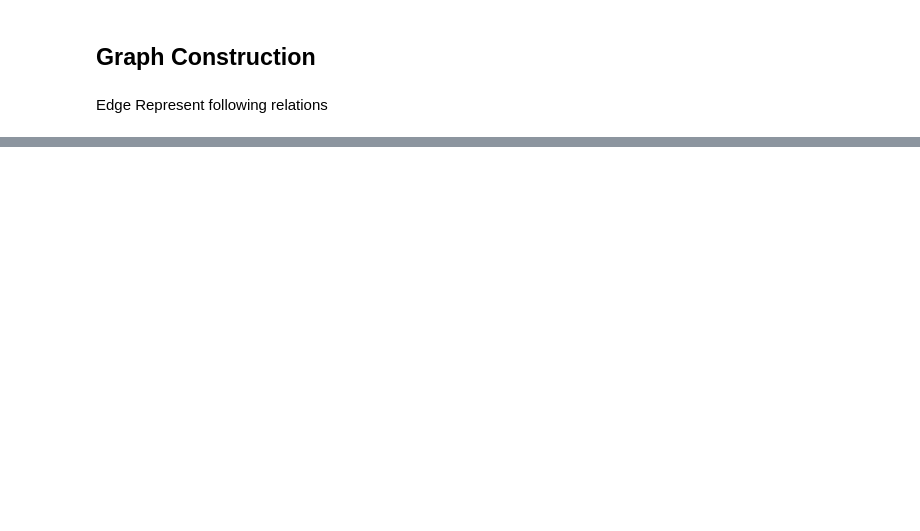
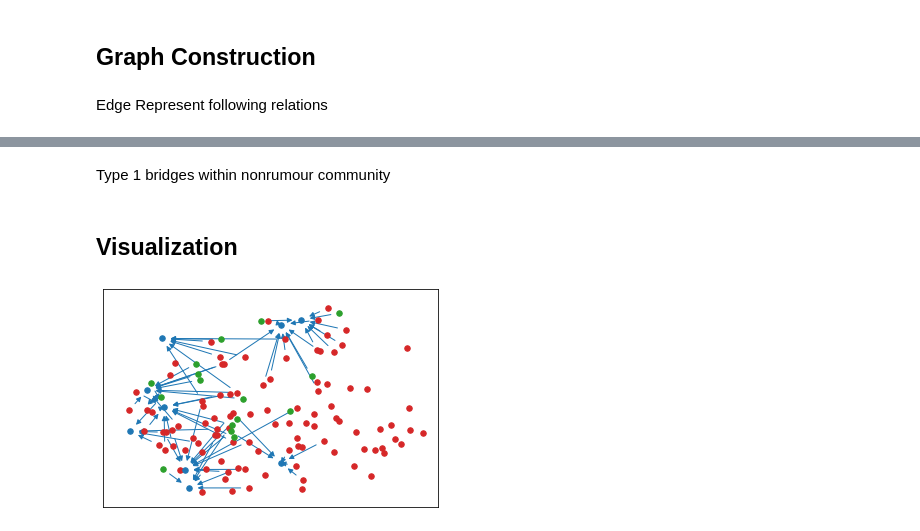
Before and after one commit to YuHung-Chiang/Network-Analysis, a Jupyter notebook: centrality/centrality.ipynb, the cells around one changed output, grey strips where cells are left out. Saved outputs shown, nothing was run; the diff lists cells and outputs as text; code cells hidden in the pictures; blank space fills up the shorter version.

Commit message:
centrality analysis

```diff
--- a/centrality/centrality.ipynb
+++ b/centrality/centrality.ipynb
@@ -106,0 +205,21 @@ plt.show()
+# %%
+rumour_closeness = nx.closeness_centrality(rum_G)
+rum = {}
+bridges = {}
+
+for id in list(rumour_closeness):
+    if id in communities["rumours"] : rum[id]=rumour_closeness[id]
+    elif id in communities["bridges"] : bridges[id]=rumour_closeness[id]
+
+# Sort each list
+rum = dict(sorted(rum.items(), key=lambda item: item[1],reverse=True))
+bridges = dict(sorted(bridges.items(), key=lambda item: item[1],reverse=True))
+
+rumour_closeness = {
+    "rumours": rum,
+    "bridges": bridges
+}
+
+head.writeToJSON(centrality_path,"rumour_closeness_2",rumour_closeness)
+# %% [markdown]
+Type 1 bridges within nonrumour community
@@ -106,0 +284,37 @@ plt.show()
+# %% [markdown]
+## Visualization
+# %%
+isolates = set(isolates)
+rumourNodes = list(set(rumourNodes).difference(isolates))
+non_rumourNodes = list(set(non_rumourNodes).difference(isolates))
+bridgeNodes = list(set(bridgeNodes).difference(isolates))
+
+pos = nx.spring_layout(G, k=0.15, iterations=20)
+node_size = 30
+
+nx.draw_networkx_nodes(G, pos, nodelist=rumourNodes, node_size=node_size, node_color="tab:red")
+nx.draw_networkx_nodes(G, pos, nodelist=non_rumourNodes, node_size=node_size, node_color="tab:green")
+nx.draw_networkx_nodes(G, pos, nodelist=bridgeNodes, node_size=node_size, node_color="tab:blue")
+
+# nx.draw_networkx_edges(
+#             G,
+#             pos,
+#             edgelist=G.out_edges(rumourNodes),
+#             edge_color="tab:red"
+#         )
+# nx.draw_networkx_edges(
+#             G,
+#             pos,
+#             edgelist=G.out_edges(non_rumourNodes),
+#             edge_color="tab:green"
+#         )
+nx.draw_networkx_edges(
+            G,
+            pos,
+            edgelist=G.in_edges(bridgeNodes),
+            edge_color="tab:blue"
+        )
+
+plt.show()
+# %% [output]
+[figure, added]
```
Also changed, not shown: parts of 13 cells of this notebook, 6 other files.
